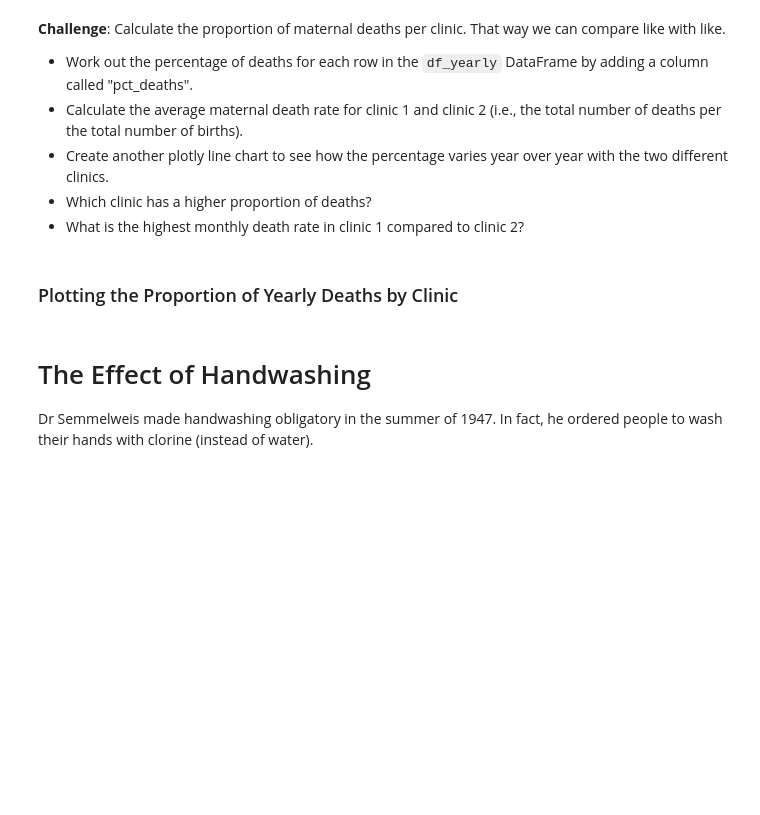
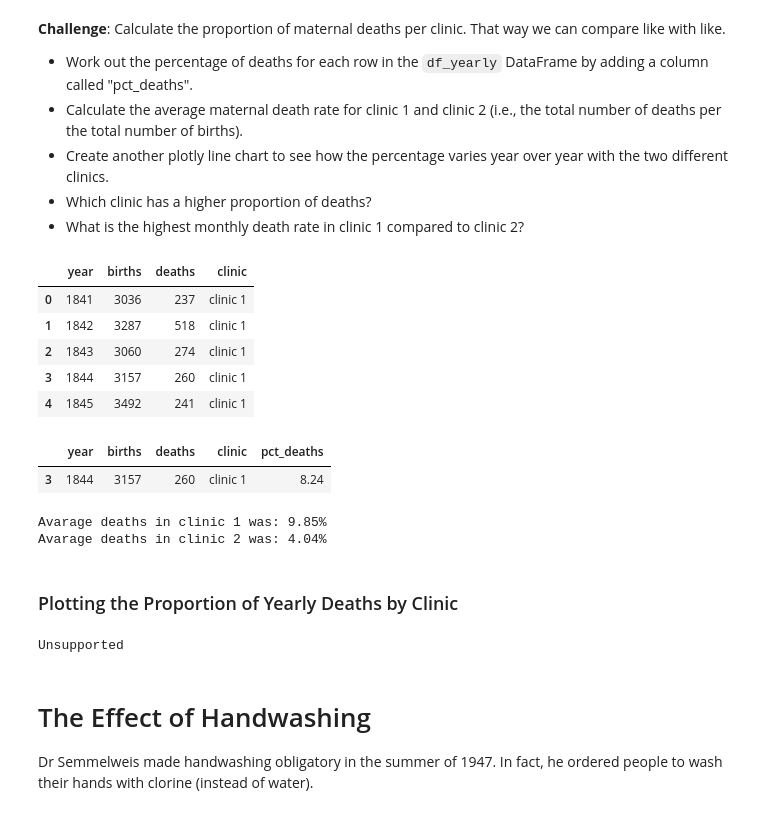
Before and after one commit to LostHeir/DataAnalys_Handwash, a Jupyter notebook: Handwashing_Discovery.ipynb, the cells around one changed output. Drawn from its saved outputs; the diff is of its cells as text; code cells hidden in the pictures; blank space fills up the shorter version.

```diff
--- a/Handwashing_Discovery.ipynb
+++ b/Handwashing_Discovery.ipynb
@@ -169,8 +196,43 @@ Now let's look at the annual data instead.
 * Create another plotly line chart to see how the percentage varies year over year with the two different clinics.
 * Which clinic has a higher proportion of deaths?
 * What is the highest monthly death rate in clinic 1 compared to clinic 2?
+# %%
+df_yearly.head()
+# %% [output]
+|  | year | births | deaths | clinic |
+| 0 | 1841 | 3036 | 237 | clinic 1 |
+| 1 | 1842 | 3287 | 518 | clinic 1 |
+| 2 | 1843 | 3060 | 274 | clinic 1 |
+| 3 | 1844 | 3157 | 260 | clinic 1 |
+| 4 | 1845 | 3492 | 241 | clinic 1 |
+# %%
+df_yearly["pct_deaths"]=round(df_yearly.deaths / df_yearly.births * 100, 4)
+df_yearly.sample()
+# %% [output]
+|  | year | births | deaths | clinic | pct_deaths |
+| 3 | 1844 | 3157 | 260 | clinic 1 | 8.24 |
+# %%
+clinic_1 = df_yearly[df_yearly.clinic == 'clinic 1']
+avg_c1 = clinic_1.pct_deaths.mean()
+print(f"Avarage deaths in clinic 1 was: {avg_c1:.3}%")
+clinic_2 = df_yearly[df_yearly.clinic == 'clinic 2']
+avg_c2 = clinic_2.pct_deaths.mean()
+print(f"Avarage deaths in clinic 2 was: {avg_c2:.3}%")
+# %% [output]
+Avarage deaths in clinic 1 was: 9.85%
+Avarage deaths in clinic 2 was: 4.04%
 # %% [markdown]
 ### Plotting the Proportion of Yearly Deaths by Clinic
+# %%
+line = px.line(df_yearly,
+              x='year',
+              y='pct_deaths',
+              color='clinic',
+              title='Yearly percent of deaths in clinics')
+
+line.show()
+# %% [output]
+Unsupported
 # %% [markdown]
 # The Effect of Handwashing
 
```
Also changed, not shown: parts of 15 cells of this notebook, 2 other files.
